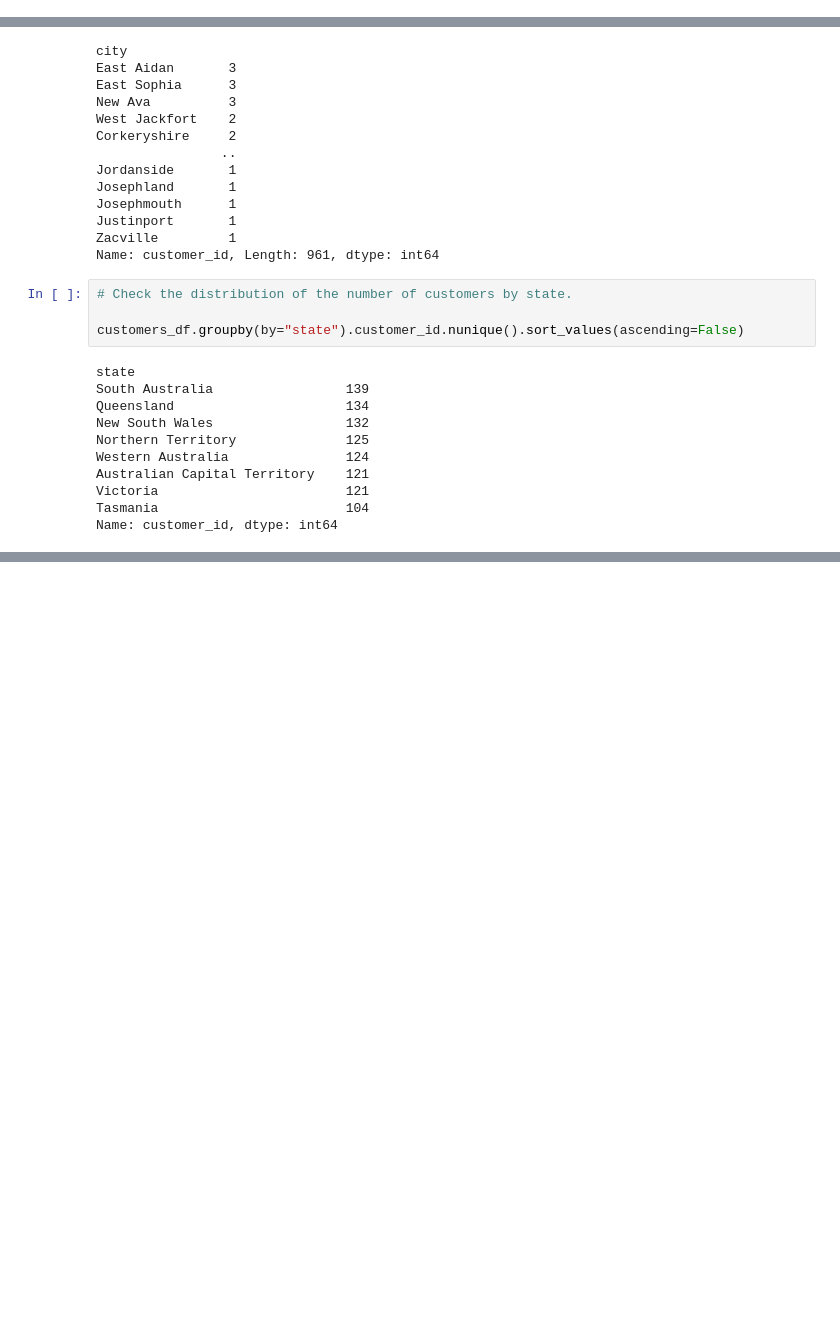
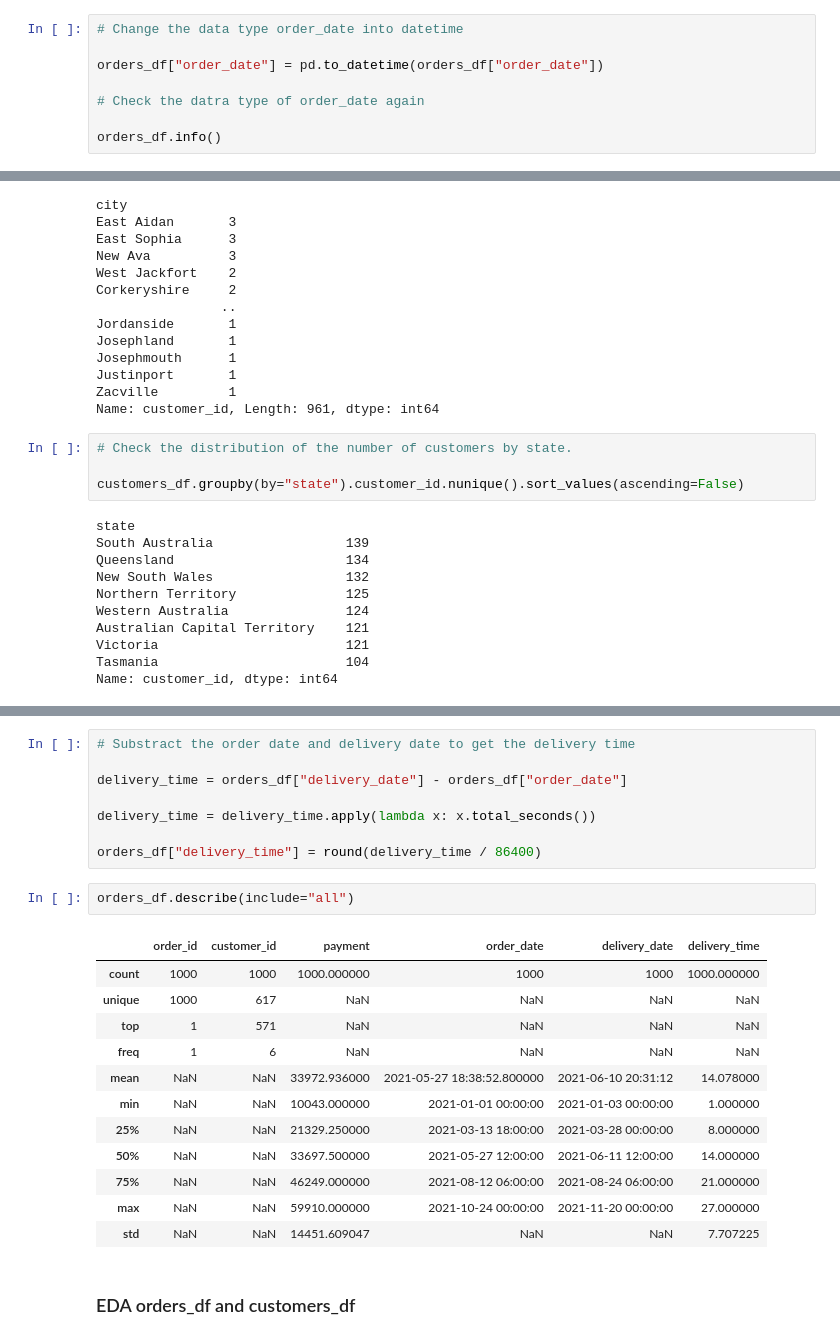
Before and after one commit to stefansphtr/Exercise-Project-Data-Analysis, a Jupyter notebook: Project.ipynb, the cells around one changed output, grey strips where cells are left out. Cells and saved outputs as stored; diff of their text form; blank space fills up the shorter version.

Commit message:
Finished EDA on table order

```diff
--- a/Project.ipynb
+++ b/Project.ipynb
@@ -555,3 +555,11 @@ Data columns (total 5 columns):
  4   delivery_date  1000 non-null   datetime64[ns]
 dtypes: datetime64[ns](1), int64(1), object(3)
 memory usage: 39.2+ KB
+# %%
+# Change the data type order_date into datetime
+
+orders_df["order_date"] = pd.to_datetime(orders_df["order_date"])
+
+# Check the datra type of order_date again
+
+orders_df.info()
@@ -818,0 +857,25 @@ Name: customer_id, dtype: int64
+# %%
+# Substract the order date and delivery date to get the delivery time
+
+delivery_time = orders_df["delivery_date"] - orders_df["order_date"]
+
+delivery_time = delivery_time.apply(lambda x: x.total_seconds())
+
+orders_df["delivery_time"] = round(delivery_time / 86400)
+# %%
+orders_df.describe(include="all")
+# %% [output]
+|  | order_id | customer_id | payment | order_date | delivery_date | delivery_time |
+| count | 1000 | 1000 | 1000.000000 | 1000 | 1000 | 1000.000000 |
+| unique | 1000 | 617 | NaN | NaN | NaN | NaN |
+| top | 1 | 571 | NaN | NaN | NaN | NaN |
+| freq | 1 | 6 | NaN | NaN | NaN | NaN |
+| mean | NaN | NaN | 33972.936000 | 2021-05-27 18:38:52.800000 | 2021-06-10 20:31:12 | 14.078000 |
+| min | NaN | NaN | 10043.000000 | 2021-01-01 00:00:00 | 2021-01-03 00:00:00 | 1.000000 |
+| 25% | NaN | NaN | 21329.250000 | 2021-03-13 18:00:00 | 2021-03-28 00:00:00 | 8.000000 |
+| 50% | NaN | NaN | 33697.500000 | 2021-05-27 12:00:00 | 2021-06-11 12:00:00 | 14.000000 |
+| 75% | NaN | NaN | 46249.000000 | 2021-08-12 06:00:00 | 2021-08-24 06:00:00 | 21.000000 |
+| max | NaN | NaN | 59910.000000 | 2021-10-24 00:00:00 | 2021-11-20 00:00:00 | 27.000000 |
+| std | NaN | NaN | 14451.609047 | NaN | NaN | 7.707225 |
+# %% [markdown]
+### EDA orders_df and customers_df
```
Also changed, not shown: parts of 3 cells of this notebook.
